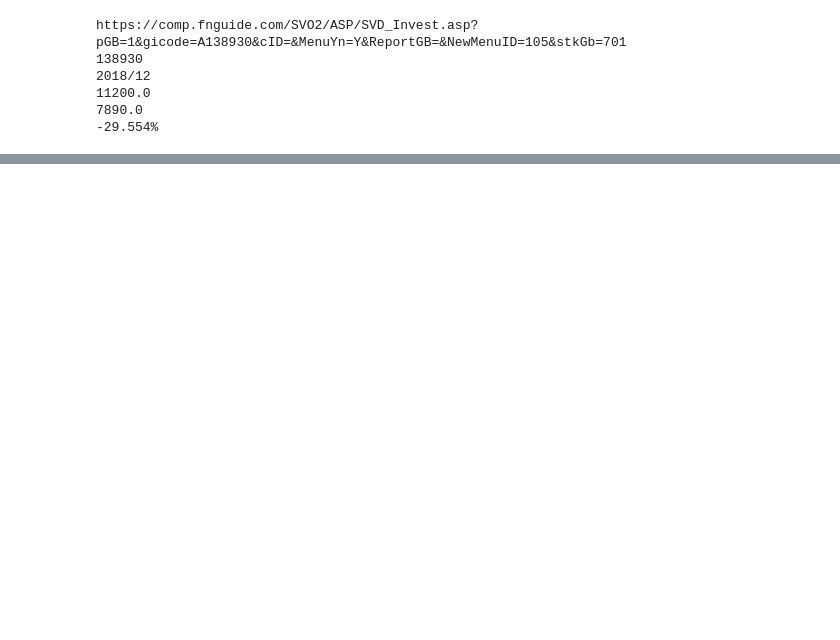
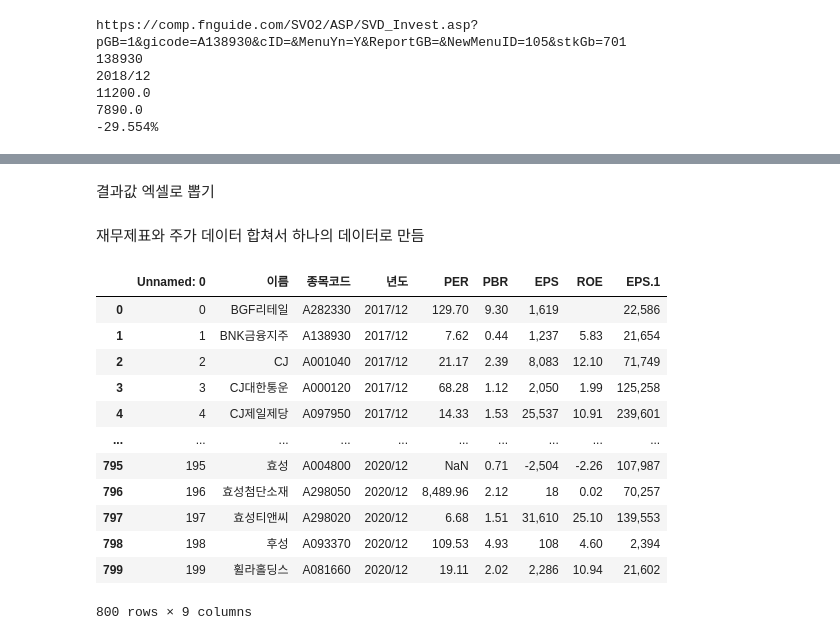
Before and after one commit to sphy1597/Spp_k-digital-2-, a Jupyter notebook: spp.ipynb, the cells around one changed output, grey strips where cells are left out. Saved outputs shown, nothing was run; the diff lists cells and outputs as text; code cells hidden in the pictures; blank space fills up the shorter version.

```diff
--- a/spp.ipynb
+++ b/spp.ipynb
@@ -163,0 +204,2 @@ stock_per =
+# %% [markdown]
+결과값 엑셀로 뽑기
@@ -163,0 +208,21 @@ stock_per =
+# %% [markdown]
+
+재무제표와 주가 데이터 합쳐서 하나의 데이터로 만듬
+# %%
+from pandas.io.excel import read_excel
+company_data = read_excel('/content/drive/MyDrive/Colab Notebooks/datasets/17-20_company_info.xlsx')
+company_data
+# %% [output]
+|  | Unnamed: 0 | 이름 | 종목코드 | 년도 | PER | PBR | EPS | ROE | EPS.1 |
+| 0 | 0 | BGF리테일 | A282330 | 2017/12 | 129.70 | 9.30 | 1,619 |  | 22,586 |
+| 1 | 1 | BNK금융지주 | A138930 | 2017/12 | 7.62 | 0.44 | 1,237 | 5.83 | 21,654 |
+| 2 | 2 | CJ | A001040 | 2017/12 | 21.17 | 2.39 | 8,083 | 12.10 | 71,749 |
+| 3 | 3 | CJ대한통운 | A000120 | 2017/12 | 68.28 | 1.12 | 2,050 | 1.99 | 125,258 |
+| 4 | 4 | CJ제일제당 | A097950 | 2017/12 | 14.33 | 1.53 | 25,537 | 10.91 | 239,601 |
+| ... | ... | ... | ... | ... | ... | ... | ... | ... | ... |
+| 795 | 195 | 효성 | A004800 | 2020/12 | NaN | 0.71 | -2,504 | -2.26 | 107,987 |
+| 796 | 196 | 효성첨단소재 | A298050 | 2020/12 | 8,489.96 | 2.12 | 18 | 0.02 | 70,257 |
+| 797 | 197 | 효성티앤씨 | A298020 | 2020/12 | 6.68 | 1.51 | 31,610 | 25.10 | 139,553 |
+| 798 | 198 | 후성 | A093370 | 2020/12 | 109.53 | 4.93 | 108 | 4.60 | 2,394 |
+| 799 | 199 | 휠라홀딩스 | A081660 | 2020/12 | 19.11 | 2.02 | 2,286 | 10.94 | 21,602 |
+800 rows × 9 columns
```
Also changed, not shown: parts of 29 cells of this notebook.
